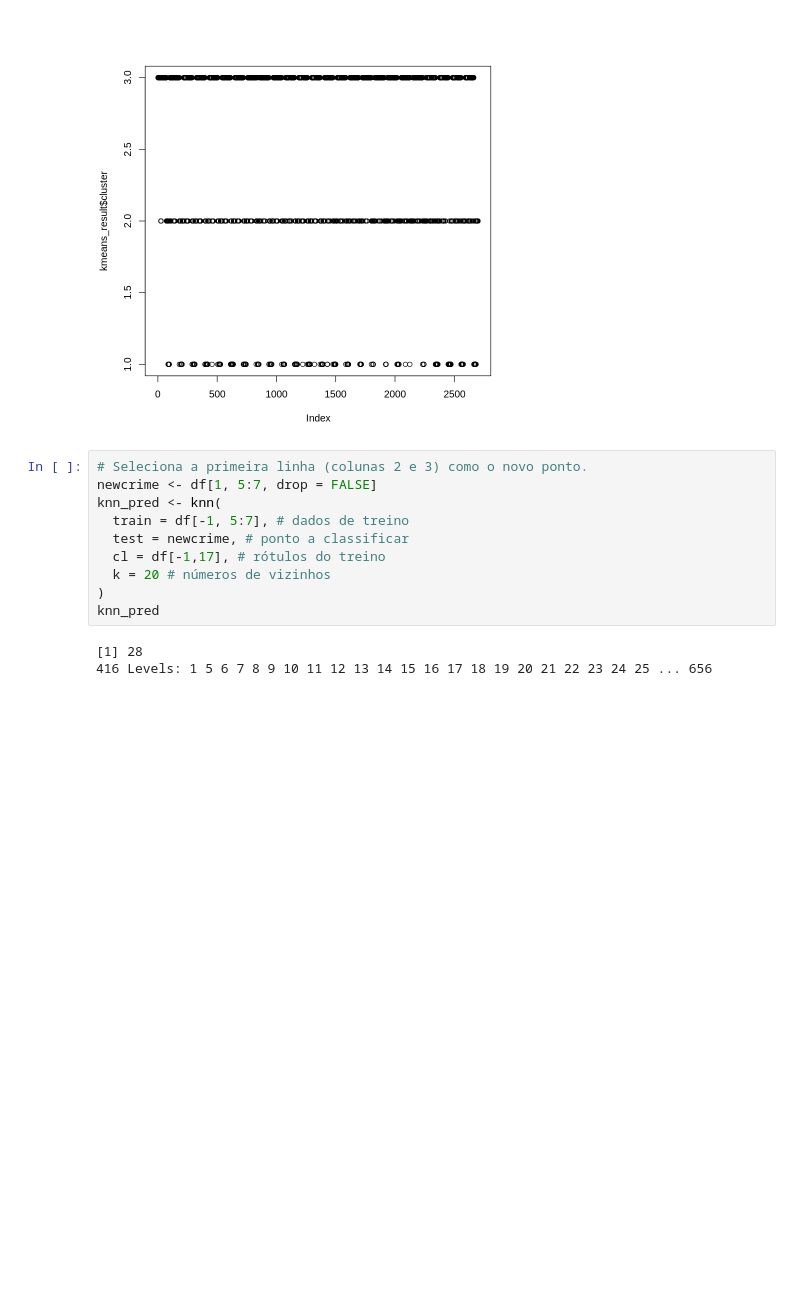
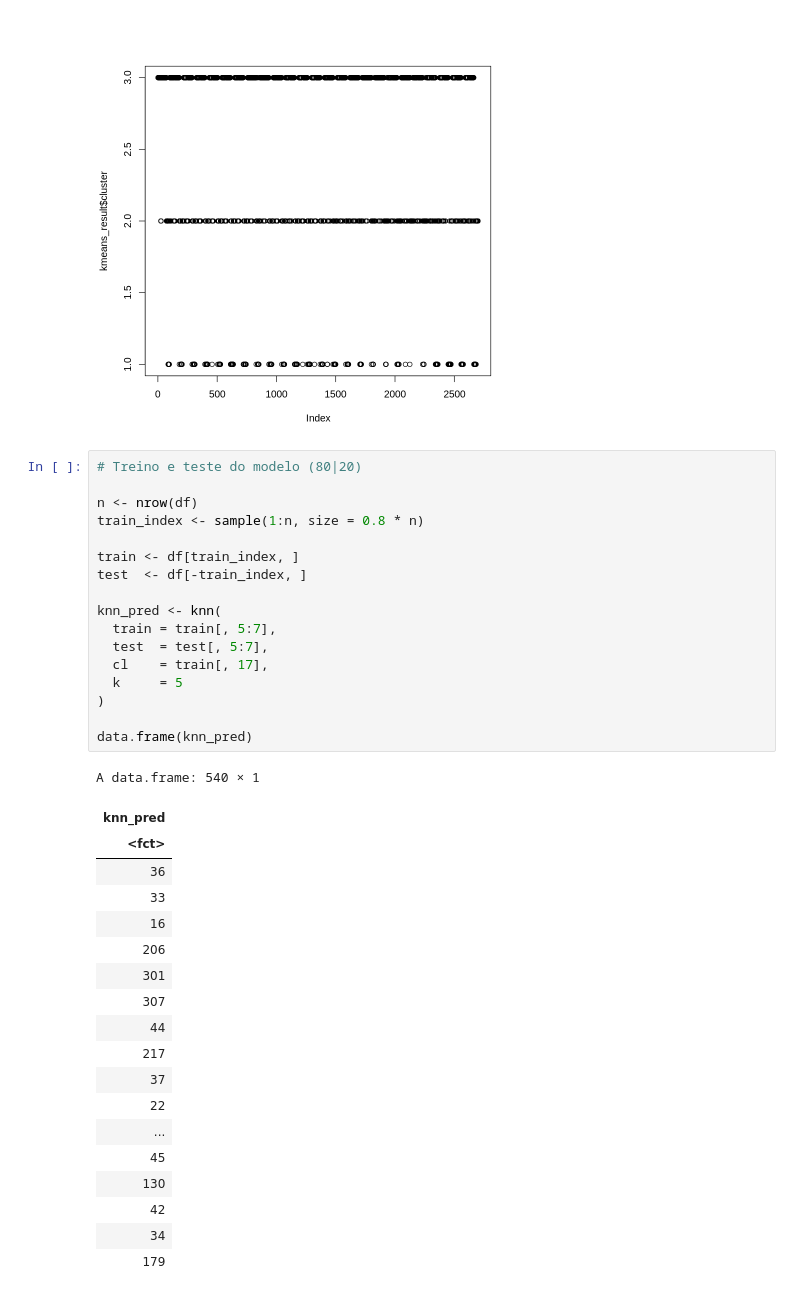
Before and after one commit to nicolasallp/tar-01-26-Davi-Kayky-Nicolas, a Jupyter notebook: criminalidade/estatisticas_criminalidade.ipynb, the cells around one changed output. Drawn from its saved outputs; the diff is of its cells as text; blank space fills up the shorter version.

```diff
--- a/criminalidade/estatisticas_criminalidade.ipynb
+++ b/criminalidade/estatisticas_criminalidade.ipynb
@@ -467,16 +452,40 @@ kmeans_result <- kmeans(dados, centers = 3)
 plot(kmeans_result$cluster)
 # %% [output]
 [figure]
-# %%
-# Seleciona a primeira linha (colunas 2 e 3) como o novo ponto.
-newcrime <- df[1, 5:7, drop = FALSE]
-knn_pred <- knn(
-  train = df[-1, 5:7], # dados de treino
-  test = newcrime, # ponto a classificar
-  cl = df[-1,17], # rótulos do treino
-  k = 20 # números de vizinhos
-)
-knn_pred
-# %% [output]
-[1] 28
-416 Levels: 1 5 6 7 8 9 10 11 12 13 14 15 16 17 18 19 20 21 22 23 24 25 ... 656
+# %%
+# Treino e teste do modelo (80|20)
+
+n <- nrow(df)
+train_index <- sample(1:n, size = 0.8 * n)
+
+train <- df[train_index, ]
+test  <- df[-train_index, ]
+
+knn_pred <- knn(
+  train = train[, 5:7],
+  test  = test[, 5:7],
+  cl    = train[, 17],
+  k     = 5
+)
+
+data.frame(knn_pred)
+# %% [output]
+A data.frame: 540 × 1
+| knn_pred |
+| <fct> |
+| 36 |
+| 33 |
+| 16 |
+| 206 |
+| 301 |
+| 307 |
+| 44 |
+| 217 |
+| 37 |
+| 22 |
+| ... |
+| 45 |
+| 130 |
+| 42 |
+| 34 |
+| 179 |
```
Also changed, not shown: parts of 2 cells of this notebook.
